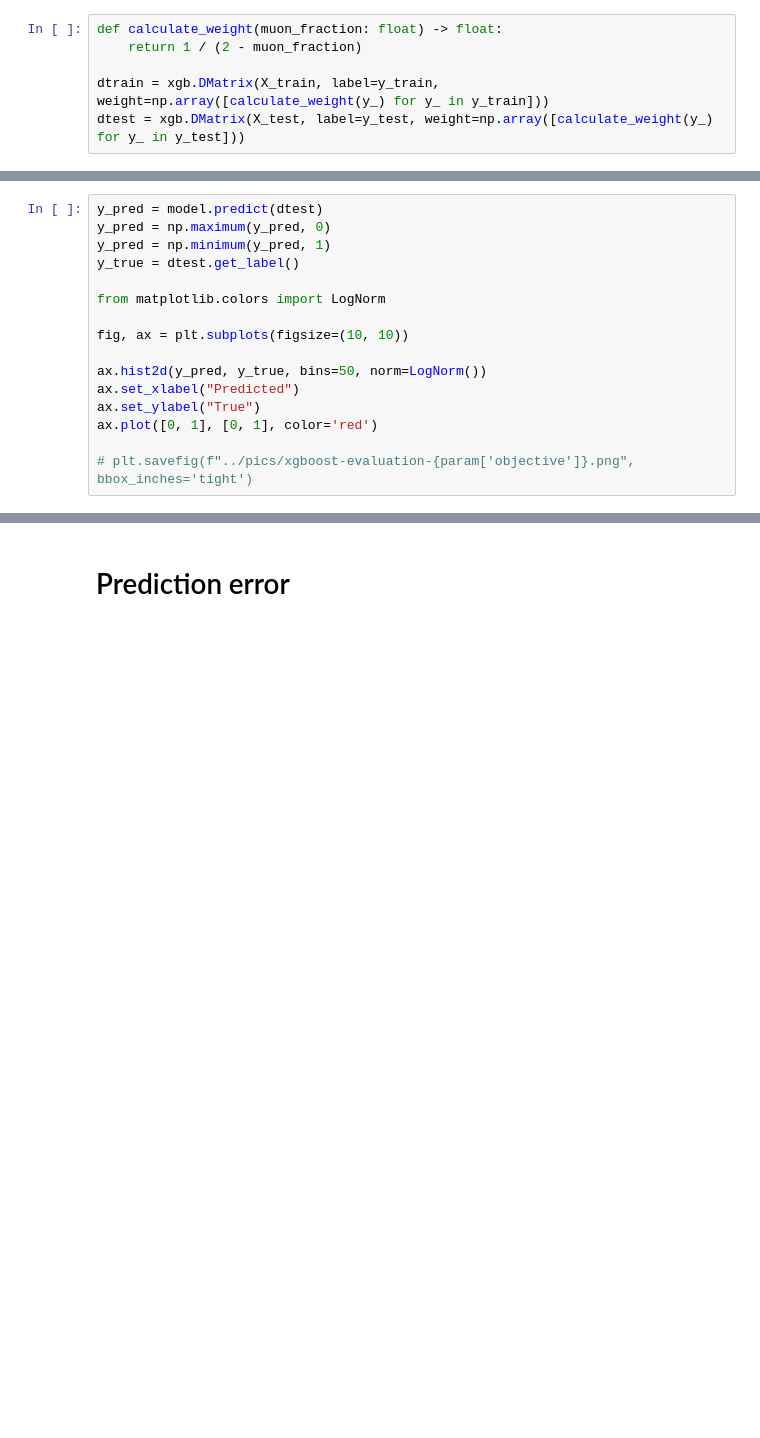
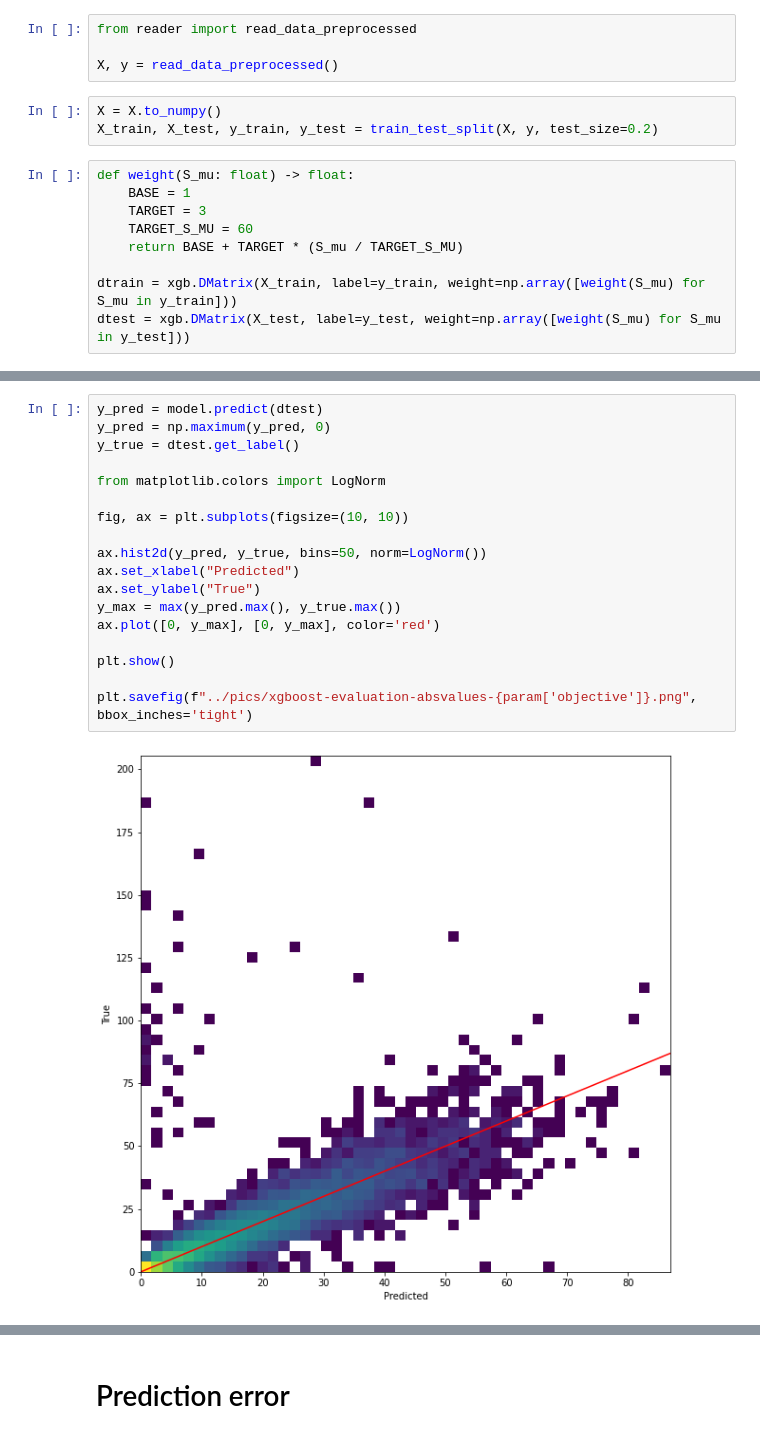
Before and after one commit to nj-vs-vh/ta-muon-puzzle, a Jupyter notebook: notebooks/xgboost-regressor-training.ipynb, the cells around one changed output, grey strips where cells are left out. Cells and saved outputs as stored; diff of their text form; blank space fills up the shorter version.

```diff
--- a/notebooks/xgboost-regressor-training.ipynb
+++ b/notebooks/xgboost-regressor-training.ipynb
@@ -42,9 +7,19 @@ X_train, X_test, y_train, y_test = train_test_split(X, y, test_size=0.2)
+# %%
+from reader import read_data_preprocessed
+
+X, y = read_data_preprocessed()
+# %%
+X = X.to_numpy()
+X_train, X_test, y_train, y_test = train_test_split(X, y, test_size=0.2)
 # %%
-def calculate_weight(muon_fraction: float) -> float:
-    return 1 / (2 - muon_fraction)
+def weight(S_mu: float) -> float:
+    BASE = 1
+    TARGET = 3
+    TARGET_S_MU = 60
+    return BASE + TARGET * (S_mu / TARGET_S_MU)
 
-dtrain = xgb.DMatrix(X_train, label=y_train, weight=np.array([calculate_weight(y_) for y_ in y_train]))
-dtest = xgb.DMatrix(X_test, label=y_test, weight=np.array([calculate_weight(y_) for y_ in y_test]))
+dtrain = xgb.DMatrix(X_train, label=y_train, weight=np.array([weight(S_mu) for S_mu in y_train]))
+dtest = xgb.DMatrix(X_test, label=y_test, weight=np.array([weight(S_mu) for S_mu in y_test]))
 # %%
 param = {
     'max_depth': 8,
@@ -78,17 +56,20 @@ model = xgb.train(param, dtrain, num_boost_round=epochs, evals=[(dtest, 'test')]
 # %%
 y_pred = model.predict(dtest)
 y_pred = np.maximum(y_pred, 0)
-y_pred = np.minimum(y_pred, 1)
 y_true = dtest.get_label()
 
 from matplotlib.colors import LogNorm
 
 fig, ax = plt.subplots(figsize=(10, 10))
 
 ax.hist2d(y_pred, y_true, bins=50, norm=LogNorm())
 ax.set_xlabel("Predicted")
 ax.set_ylabel("True")
-ax.plot([0, 1], [0, 1], color='red')
+y_max = max(y_pred.max(), y_true.max())
+ax.plot([0, y_max], [0, y_max], color='red')
 
-# plt.savefig(f"../pics/xgboost-evaluation-{param['objective']}.png", bbox_inches='tight')
+plt.show()
+
+plt.savefig(f"../pics/xgboost-evaluation-absvalues-{param['objective']}.png", bbox_inches='tight')
 # %% [output]
+[figure, new version]
```
Also changed, not shown: parts of 10 cells of this notebook, 3 other files.
